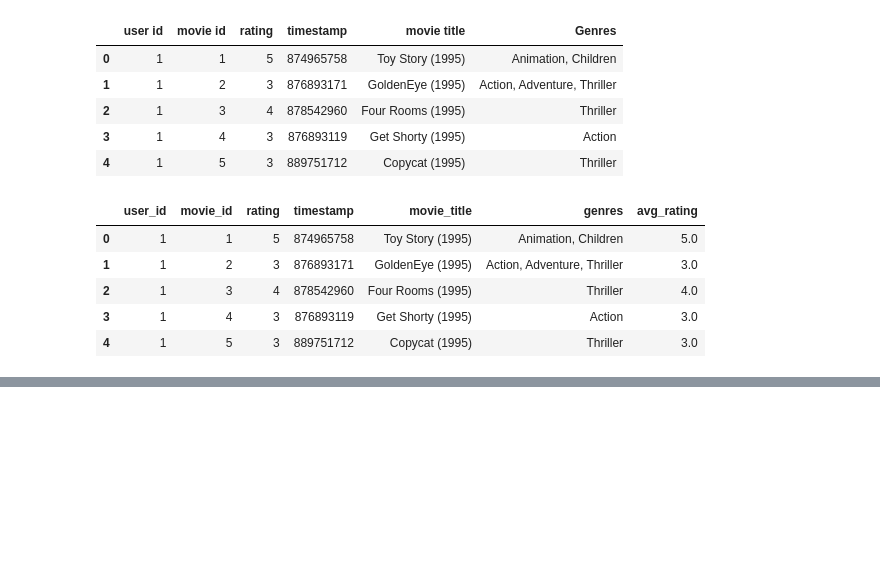
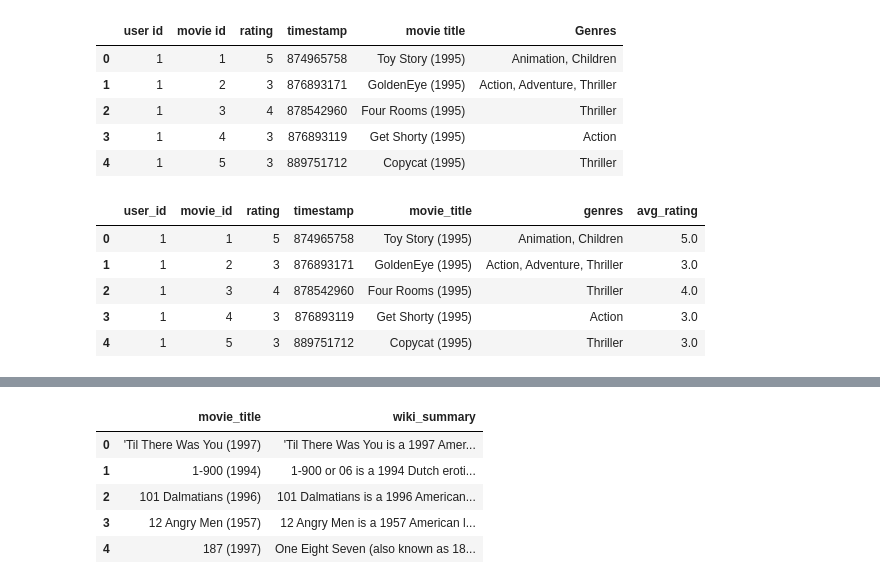
Before and after one commit to nick-carroll1/LLM-Recommender-System, a Jupyter notebook: src/prepare_data.ipynb, the cells around one changed output, grey strips where cells are left out. Saved outputs shown, nothing was run; the diff lists cells and outputs as text; code cells hidden in the pictures; blank space fills up the shorter version.

Commit message:
rec with wiki summary

```diff
--- a/src/prepare_data.ipynb
+++ b/src/prepare_data.ipynb
@@ -84,0 +88,4 @@ df.to_csv('../data/processed_movie100k.csv', index=False)
+# %%
+movie100k = pd.read_csv('/workspaces/LLM-Recommender-System/data/processed_movie100k.csv')
+movie100k.head()
+print(movie100k.shape)
@@ -84,0 +94,31 @@ df.to_csv('../data/processed_movie100k.csv', index=False)
+# %%
+movie_data = []
+
+for title in np.unique(movie100k['movie_title']):
+    try:
+        # Formatting the title for Wikipedia
+        title_formatted = title.replace("'", "").rstrip()
+        if "(" in title_formatted and ")" in title_formatted:
+            title_formatted = title_formatted.replace(")", " film)")  # Add 'film' before the closing parenthesis
+        else:
+            title_formatted += " (film)"
+
+        # Fetching the summary
+        summary = wikipedia.summary(title_formatted, sentences=1)
+        movie_data.append({'movie_title': title, 'wiki_summary': summary})
+    except wikipedia.DisambiguationError as e:
+        # Handle disambiguation by looking for a title containing 'film'
+        relevant_page = next((option for option in e.options if "film" in option and title.split(" (")[0] in option), None)
+        if relevant_page:
+            try:
+                summary = wikipedia.summary(relevant_page, sentences=1)
+                movie_data.append({'movie_title': title, 'wiki_summary': summary})
+            except Exception as ex:
+                print(f"Failed to fetch summary for {title}: {ex}")
+        else:
+            print(f"No relevant Wikipedia page found for {title}")
+    except Exception as ex:
+        print(f"Failed to fetch summary for {title}: {ex}")
+
+# Creating the DataFrame after collecting all data
+movie_wiki = pd.DataFrame(movie_data)
@@ -84,0 +152,9 @@ df.to_csv('../data/processed_movie100k.csv', index=False)
+# %%
+movie_wiki.head()
+# %% [output]
+|  | movie_title | wiki_summary |
+| 0 | 'Til There Was You (1997) | 'Til There Was You is a 1997 Amer... |
+| 1 | 1-900 (1994) | 1-900 or 06 is a 1994 Dutch eroti... |
+| 2 | 101 Dalmatians (1996) | 101 Dalmatians is a 1996 American... |
+| 3 | 12 Angry Men (1957) | 12 Angry Men is a 1957 American l... |
+| 4 | 187 (1997) | One Eight Seven (also known as 18... |
```
Also changed, not shown: parts of 5 cells of this notebook, 1 other file.
